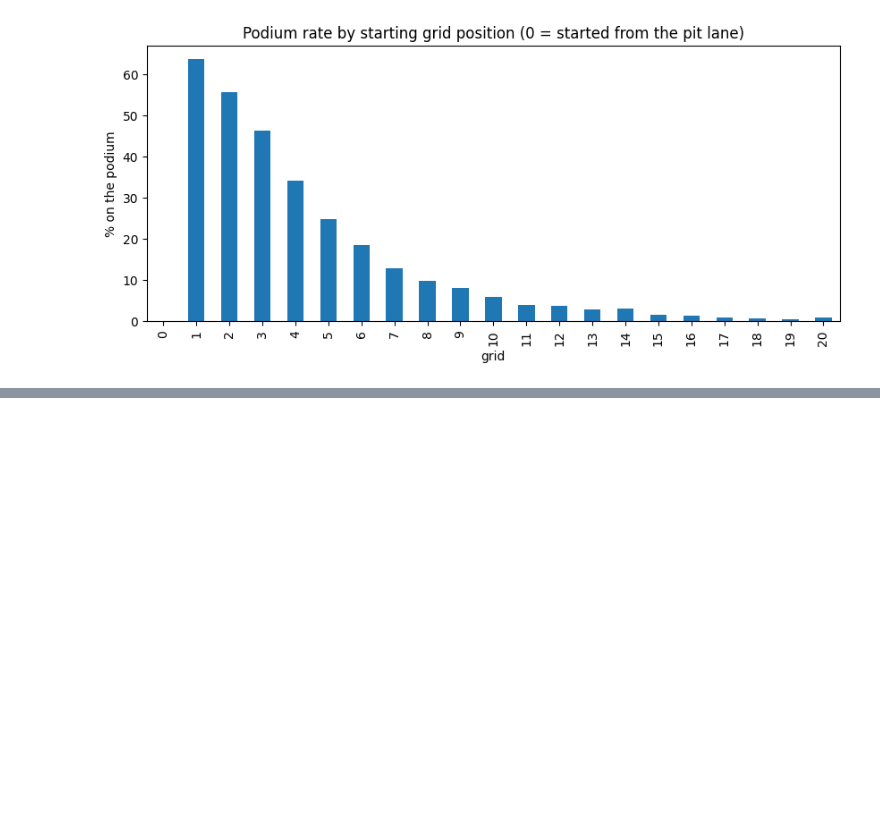
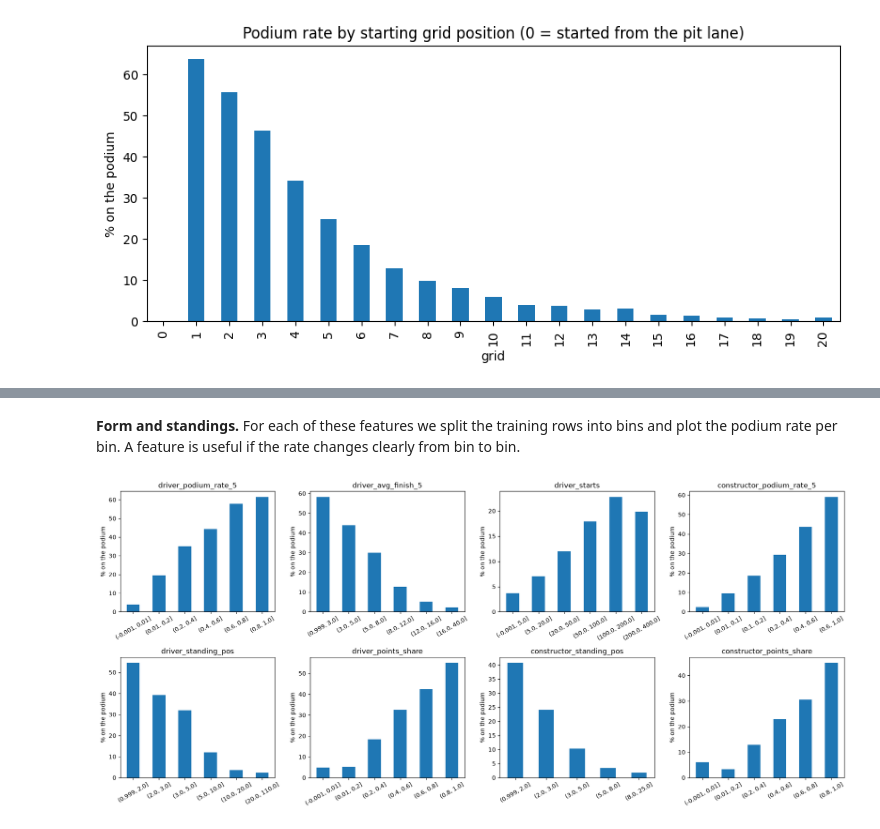
Before and after one commit to mahmoud-hatem-zaky/team47-acl-prodium-prediction, a Jupyter notebook: notebooks/f1-podium-prediction-milestone-1-team-47-notebook.ipynb, the cells around one changed output, grey strips where cells are left out. Saved outputs shown, nothing was run; the diff lists cells and outputs as text; code cells hidden in the pictures; blank space fills up the shorter version.

```diff
--- a/notebooks/f1-podium-prediction-milestone-1-team-47-notebook.ipynb
+++ b/notebooks/f1-podium-prediction-milestone-1-team-47-notebook.ipynb
@@ -267,0 +597,28 @@ plt.show()
+# %% [markdown]
+**Form and standings.** For each of these features we split the training rows into bins and plot the podium rate per
+bin. A feature is useful if the rate changes clearly from bin to bin.
+# %%
+def podium_rate_by_bins(ax, feature, bins):
+    band = pd.cut(TR[feature], bins, include_lowest=True)
+    (TR.groupby(band, observed=True)[TARGET].mean() * 100).plot(kind='bar', ax=ax, rot=30)
+    ax.set_title(feature)
+    ax.set_xlabel('')
+    ax.set_ylabel('% on the podium')
+
+plots = [
+    ('driver_podium_rate_5', [0, 0.01, 0.2, 0.4, 0.6, 0.8, 1]),
+    ('driver_avg_finish_5', [1, 3, 5, 8, 12, 16, 40]),
+    ('driver_starts', [0, 5, 20, 50, 100, 200, 400]),
+    ('constructor_podium_rate_5', [0, 0.01, 0.1, 0.2, 0.4, 0.6, 1]),
+    ('driver_standing_pos', [1, 2, 3, 5, 10, 20, 110]),
+    ('driver_points_share', [0, 0.01, 0.2, 0.4, 0.6, 0.8, 1]),
+    ('constructor_standing_pos', [1, 2, 3, 5, 8, 25]),
+    ('constructor_points_share', [0, 0.01, 0.2, 0.4, 0.6, 0.8, 1]),
+]
+fig, axes = plt.subplots(2, 4, figsize=(18, 8))
+for ax, (feature, bins) in zip(axes.flat, plots):
+    podium_rate_by_bins(ax, feature, bins)
+plt.tight_layout()
+plt.show()
+# %% [output]
+[figure, added]
```
Also changed, not shown: parts of 40 cells of this notebook.
